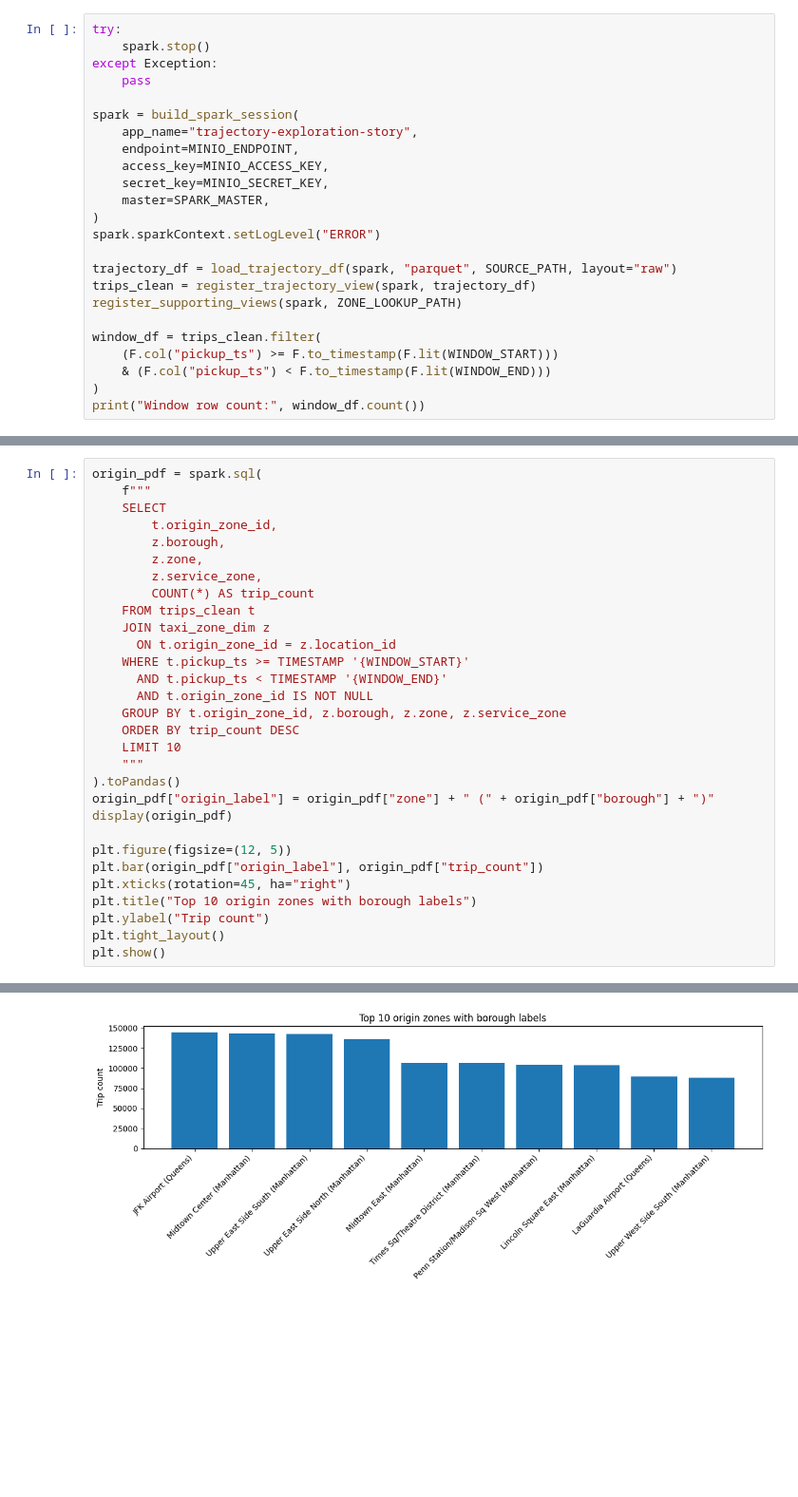
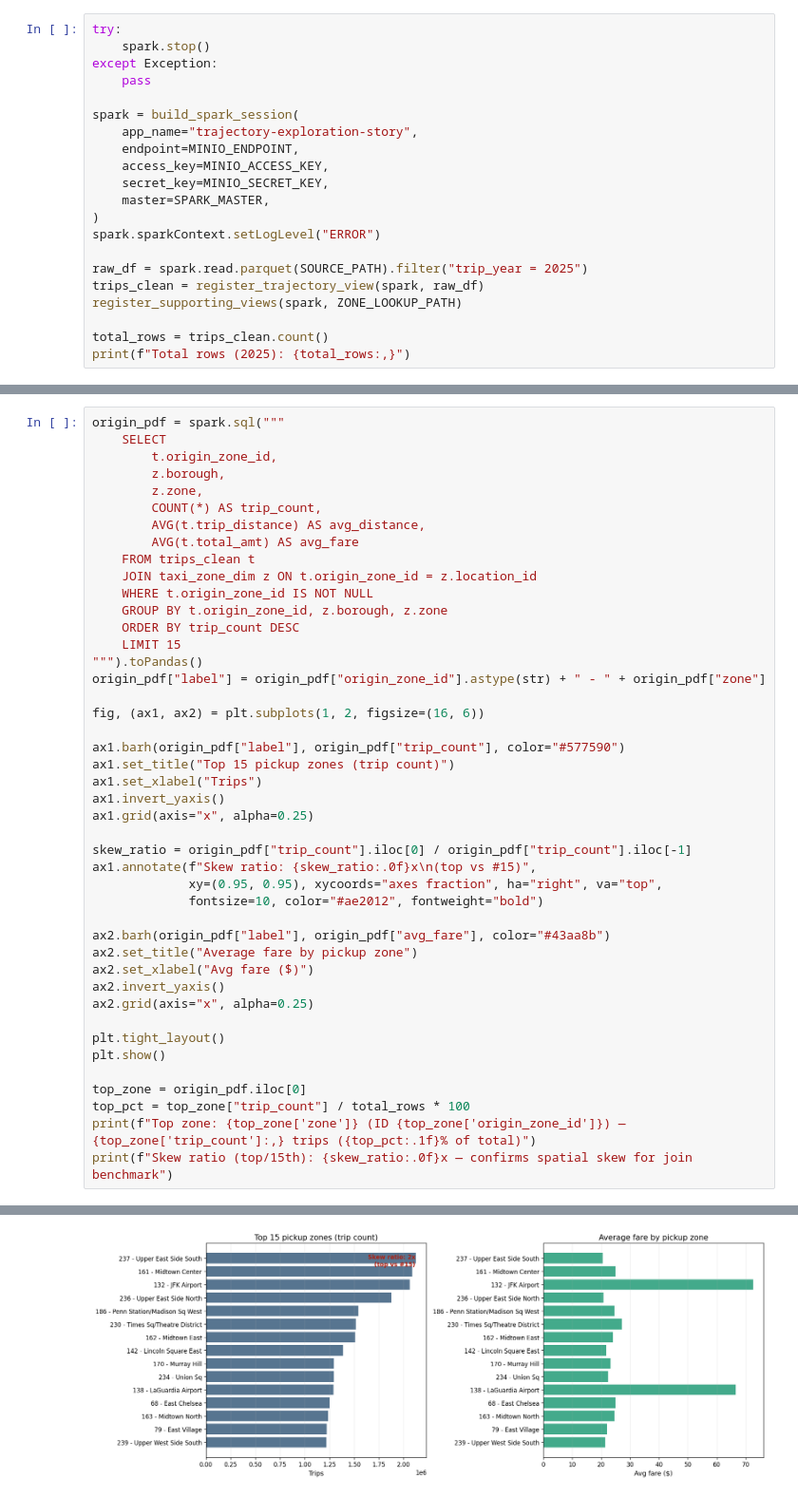
Before and after one commit to AnhNV2003/bigdata-spark-query-optimization, a Jupyter notebook: notebooks/03_trajectory_exploration_story.ipynb, the cells around one changed output, grey strips where cells are left out. Shown at 95% size. Saved outputs shown, nothing was run; the diff lists cells and outputs as text; blank space fills up the shorter version.

```diff
--- a/notebooks/03_trajectory_exploration_story.ipynb
+++ b/notebooks/03_trajectory_exploration_story.ipynb
@@ -47,12 +80,9 @@ spark = build_spark_session(
 )
 spark.sparkContext.setLogLevel("ERROR")
 
-trajectory_df = load_trajectory_df(spark, "parquet", SOURCE_PATH, layout="raw")
-trips_clean = register_trajectory_view(spark, trajectory_df)
+raw_df = spark.read.parquet(SOURCE_PATH).filter("trip_year = 2025")
+trips_clean = register_trajectory_view(spark, raw_df)
 register_supporting_views(spark, ZONE_LOOKUP_PATH)
 
-window_df = trips_clean.filter(
-    (F.col("pickup_ts") >= F.to_timestamp(F.lit(WINDOW_START)))
-    & (F.col("pickup_ts") < F.to_timestamp(F.lit(WINDOW_END)))
-)
-print("Window row count:", window_df.count())
+total_rows = trips_clean.count()
+print(f"Total rows (2025): {total_rows:,}")
@@ -105,31 +291,45 @@ plt.show()
 # %%
-origin_pdf = spark.sql(
-    f"""
+origin_pdf = spark.sql("""
     SELECT
         t.origin_zone_id,
         z.borough,
         z.zone,
-        z.service_zone,
-        COUNT(*) AS trip_count
+        COUNT(*) AS trip_count,
+        AVG(t.trip_distance) AS avg_distance,
+        AVG(t.total_amt) AS avg_fare
     FROM trips_clean t
-    JOIN taxi_zone_dim z
-      ON t.origin_zone_id = z.location_id
-    WHERE t.pickup_ts >= TIMESTAMP '{WINDOW_START}'
-      AND t.pickup_ts < TIMESTAMP '{WINDOW_END}'
-      AND t.origin_zone_id IS NOT NULL
-    GROUP BY t.origin_zone_id, z.borough, z.zone, z.service_zone
+    JOIN taxi_zone_dim z ON t.origin_zone_id = z.location_id
+    WHERE t.origin_zone_id IS NOT NULL
+    GROUP BY t.origin_zone_id, z.borough, z.zone
     ORDER BY trip_count DESC
-    LIMIT 10
-    """
-).toPandas()
-origin_pdf["origin_label"] = origin_pdf["zone"] + " (" + origin_pdf["borough"] + ")"
-display(origin_pdf)
+    LIMIT 15
+""").toPandas()
+origin_pdf["label"] = origin_pdf["origin_zone_id"].astype(str) + " - " + origin_pdf["zone"]
 
-plt.figure(figsize=(12, 5))
-plt.bar(origin_pdf["origin_label"], origin_pdf["trip_count"])
-plt.xticks(rotation=45, ha="right")
-plt.title("Top 10 origin zones with borough labels")
-plt.ylabel("Trip count")
+fig, (ax1, ax2) = plt.subplots(1, 2, figsize=(16, 6))
+
+ax1.barh(origin_pdf["label"], origin_pdf["trip_count"], color="#577590")
+ax1.set_title("Top 15 pickup zones (trip count)")
+ax1.set_xlabel("Trips")
+ax1.invert_yaxis()
+ax1.grid(axis="x", alpha=0.25)
+
+skew_ratio = origin_pdf["trip_count"].iloc[0] / origin_pdf["trip_count"].iloc[-1]
+ax1.annotate(f"Skew ratio: {skew_ratio:.0f}x\n(top vs #15)",
+             xy=(0.95, 0.95), xycoords="axes fraction", ha="right", va="top",
+             fontsize=10, color="#ae2012", fontweight="bold")
+
+ax2.barh(origin_pdf["label"], origin_pdf["avg_fare"], color="#43aa8b")
+ax2.set_title("Average fare by pickup zone")
+ax2.set_xlabel("Avg fare ($)")
+ax2.invert_yaxis()
+ax2.grid(axis="x", alpha=0.25)
+
 plt.tight_layout()
 plt.show()
+
+top_zone = origin_pdf.iloc[0]
+top_pct = top_zone["trip_count"] / total_rows * 100
+print(f"Top zone: {top_zone['zone']} (ID {top_zone['origin_zone_id']}) — {top_zone['trip_count']:,} trips ({top_pct:.1f}% of total)")
+print(f"Skew ratio (top/15th): {skew_ratio:.0f}x — confirms spatial skew for join benchmark")
 # %% [output]
@@ -147 +340 @@ plt.show()
-[figure, old version]
+[figure, new version]
```
Also changed, not shown: parts of 30 cells of this notebook, 28 other files.
